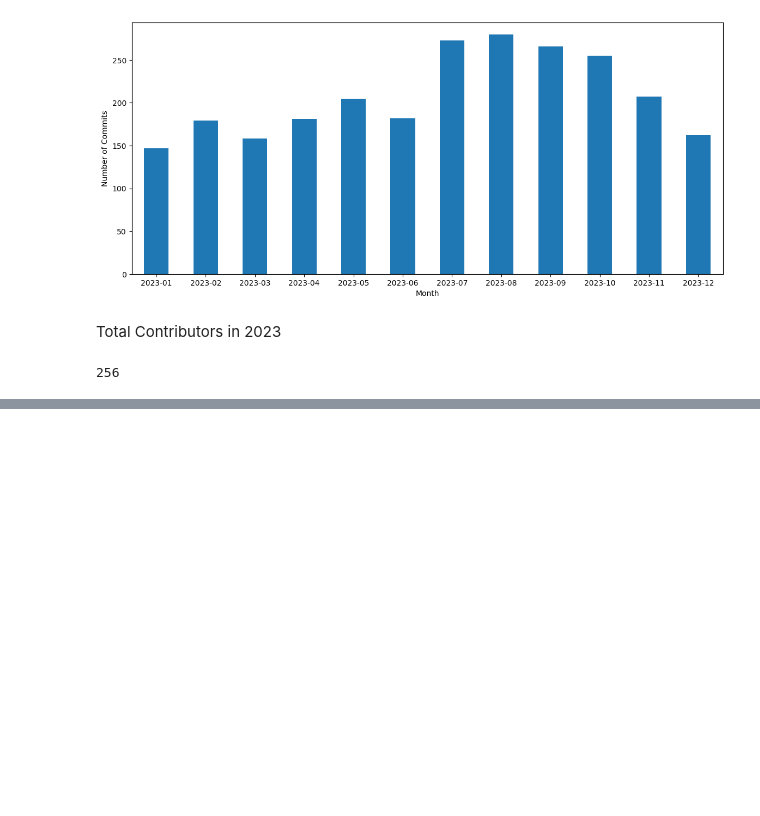
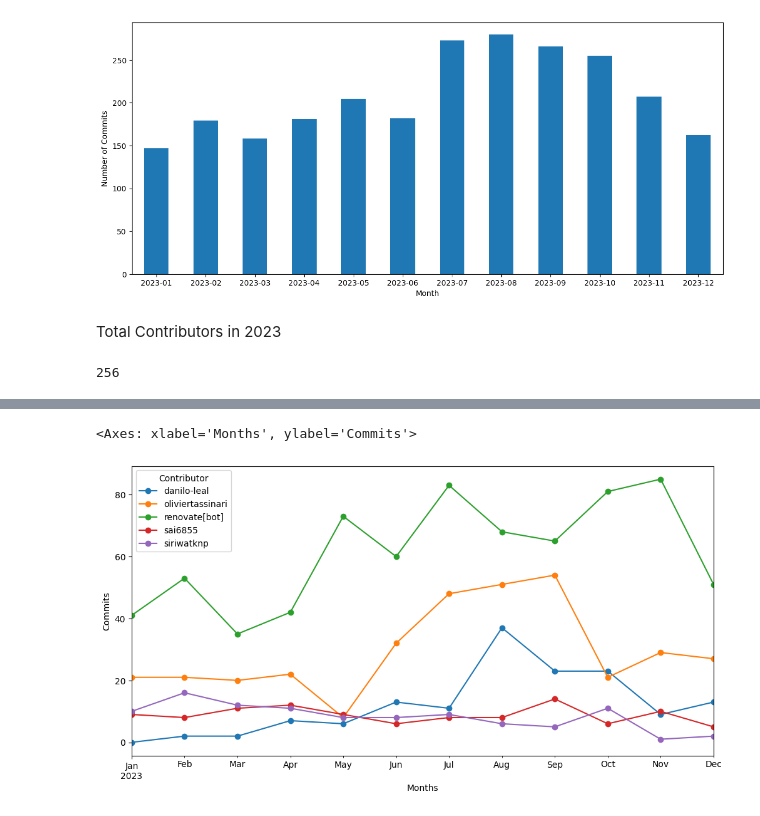
Before and after one commit to Khanhtoichoi/Data-Analysis, a Jupyter notebook: data_analysis.ipynb, the cells around one changed output, grey strips where cells are left out. Saved outputs shown, nothing was run; the diff lists cells and outputs as text; code cells hidden in the pictures; blank space fills up the shorter version.

```diff
--- a/data_analysis.ipynb
+++ b/data_analysis.ipynb
@@ -84,0 +109,6 @@ contributor_df.head()
+# %%
+contributor_commits = df.groupby('Month')['Contributor'].value_counts().unstack(fill_value=0)
+for i in df['Contributor'].unique():
+    contributor_commits.drop(i,axis=1,inplace=True) if i != 'renovate[bot]' and i!='oliviertassinari' and i!='danilo-leal' and i!='sai6855' and i!='siriwatknp' else i
+contributor_commits.index.name = 'Months'
+contributor_commits
@@ -84,0 +130,5 @@ contributor_df.head()
+# %%
+contributor_commits.plot(kind='line', marker='o',ylabel = 'Commits',figsize=(12,6))
+# %% [output]
+<Axes: xlabel='Months', ylabel='Commits'>
+[figure, added]
```
Also changed, not shown: parts of 8 cells of this notebook.
